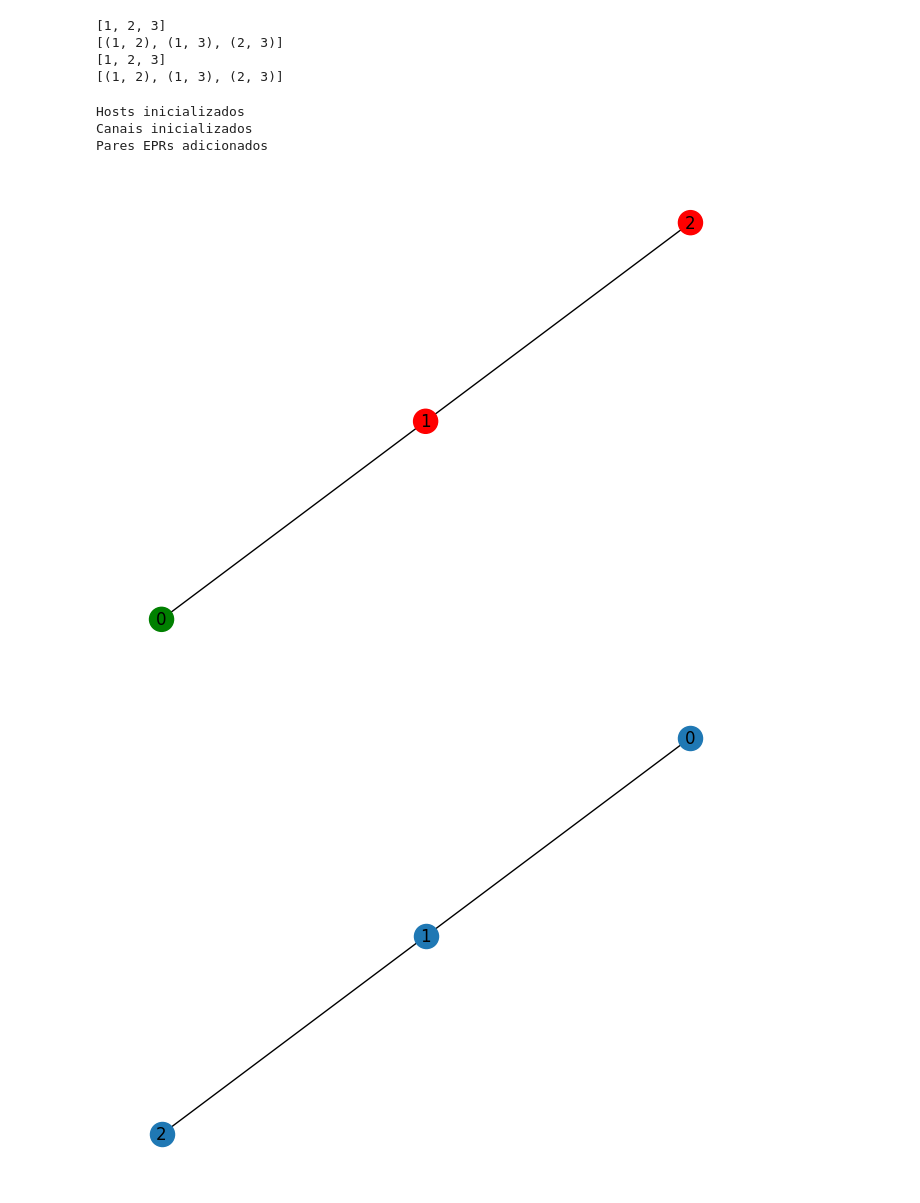
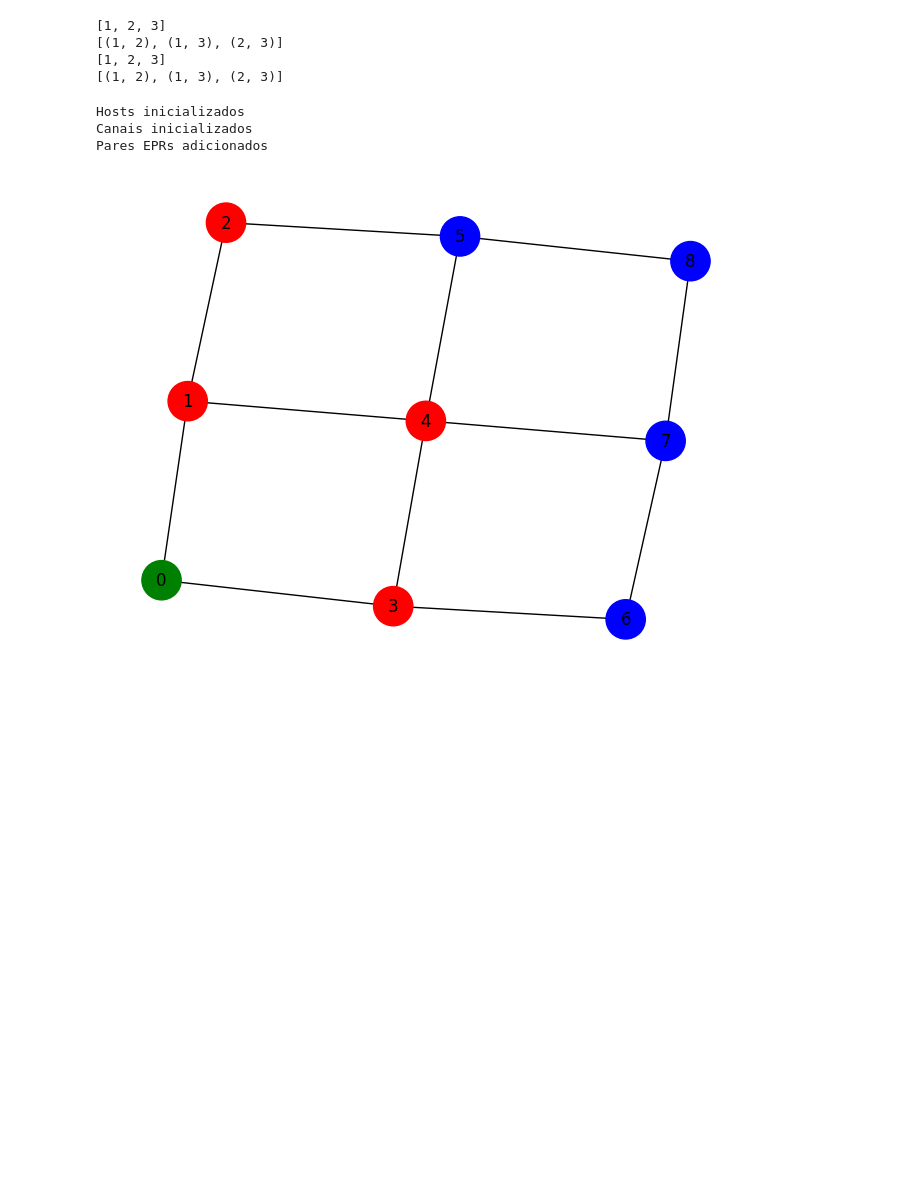
Before and after one commit to polysamo/BQC, a Jupyter notebook: Testes BQC.ipynb, the cells around one changed output. Cells and saved outputs as stored; diff of their text form; code cells hidden in the pictures; blank space fills up the shorter version.

```diff
--- a/Testes BQC.ipynb
+++ b/Testes BQC.ipynb
@@ -41,12 +41,11 @@ print(rede.graph.edges)
 [(1, 2), (1, 3), (2, 3)]
 # %%
 rede = Network()
-rede.set_ready_topology('Linha',2,3)  # Exemplo: 3 nós totais, 2 clientes e 1 servidor[0]
+rede.set_ready_topology('grade',4,3,3)  # Exemplo de uma grade 3x3 com 2 clientes e 1 servidor
 rede.draw()
 Logger.activate(Logger)
 # %% [output]
 Hosts inicializados
 Canais inicializados
 Pares EPRs adicionados
-[figure, old version]
+[figure, new version]
-[figure, removed]
```
Also changed, not shown: parts of 1 cell of this notebook, 2 other files.
